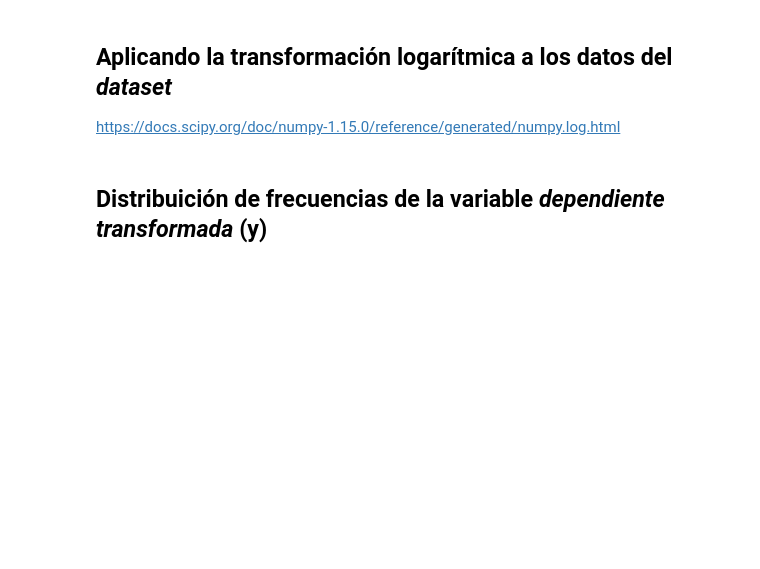
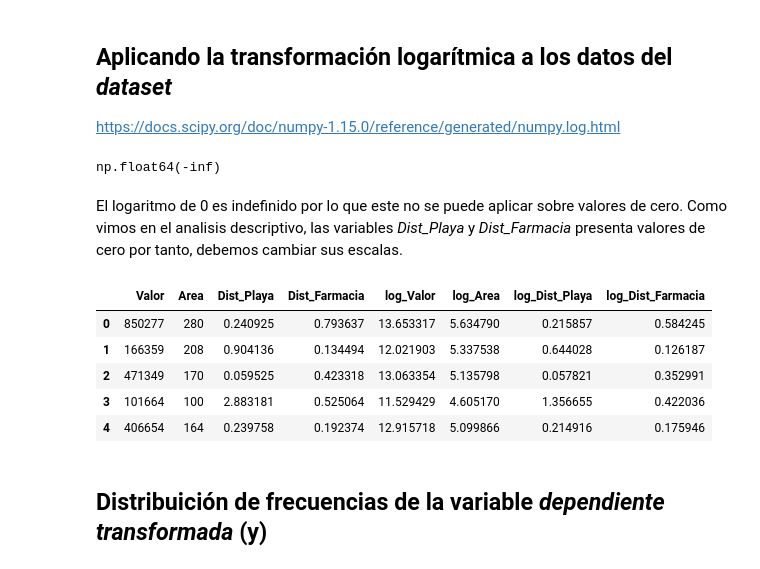
Before and after one commit to jbernalg/ALURA_Data_Science, a Jupyter notebook: Estadistica_ML/RL_Avanzada/Regresion_Lineal_II.ipynb, the cells around one changed output. Drawn from its saved outputs; the diff is of its cells as text; code cells hidden in the pictures; blank space fills up the shorter version.

Commit message:
aplicar transformacion logaritmica a los datos

```diff
--- a/Estadistica_ML/RL_Avanzada/Regresion_Lineal_II.ipynb
+++ b/Estadistica_ML/RL_Avanzada/Regresion_Lineal_II.ipynb
@@ -215,6 +217,33 @@ ax
 ## Aplicando la transformación logarítmica a los datos del *dataset*
 
 https://docs.scipy.org/doc/numpy-1.15.0/reference/generated/numpy.log.html
+# %%
+np.log(0)
+# %% [output]
+np.float64(-inf)
+# %% [markdown]
+El logaritmo de 0 es indefinido por lo que este no se puede aplicar sobre valores de cero. Como vimos en el analisis descriptivo, las variables _Dist_Playa_ y _Dist_Farmacia_ presenta valores de cero por tanto, debemos cambiar sus escalas.
+# %%
+# variable Valor esta libre de cero por tanto aplicamos el log
+datos['log_Valor'] = np.log(datos['Valor'])
+
+# variable Area esta libre de cero por tanto aplicamos el log
+datos['log_Area'] = np.log(datos['Area'])
+
+# agregamos 1 a los datos de Dist_Playa para poder aplicar log
+datos['log_Dist_Playa'] = np.log(datos['Dist_Playa']+1)
+
+# agregamos 1 a los datos de Dist_Farmacia para poder aplicar log
+datos['log_Dist_Farmacia'] = np.log(datos['Dist_Farmacia']+1)
+# %%
+datos.head()
+# %% [output]
+|  | Valor | Area | Dist_Playa | Dist_Farmacia | log_Valor | log_Area | log_Dist_Playa | log_Dist_Farmacia |
+| 0 | 850277 | 280 | 0.240925 | 0.793637 | 13.653317 | 5.634790 | 0.215857 | 0.584245 |
+| 1 | 166359 | 208 | 0.904136 | 0.134494 | 12.021903 | 5.337538 | 0.644028 | 0.126187 |
+| 2 | 471349 | 170 | 0.059525 | 0.423318 | 13.063354 | 5.135798 | 0.057821 | 0.352991 |
+| 3 | 101664 | 100 | 2.883181 | 0.525064 | 11.529429 | 4.605170 | 1.356655 | 0.422036 |
+| 4 | 406654 | 164 | 0.239758 | 0.192374 | 12.915718 | 5.099866 | 0.214916 | 0.175946 |
 # %% [markdown]
 ## Distribuición de frecuencias de la variable *dependiente transformada* (y)
 # %%
```
Also changed, not shown: parts of 1 cell of this notebook.
